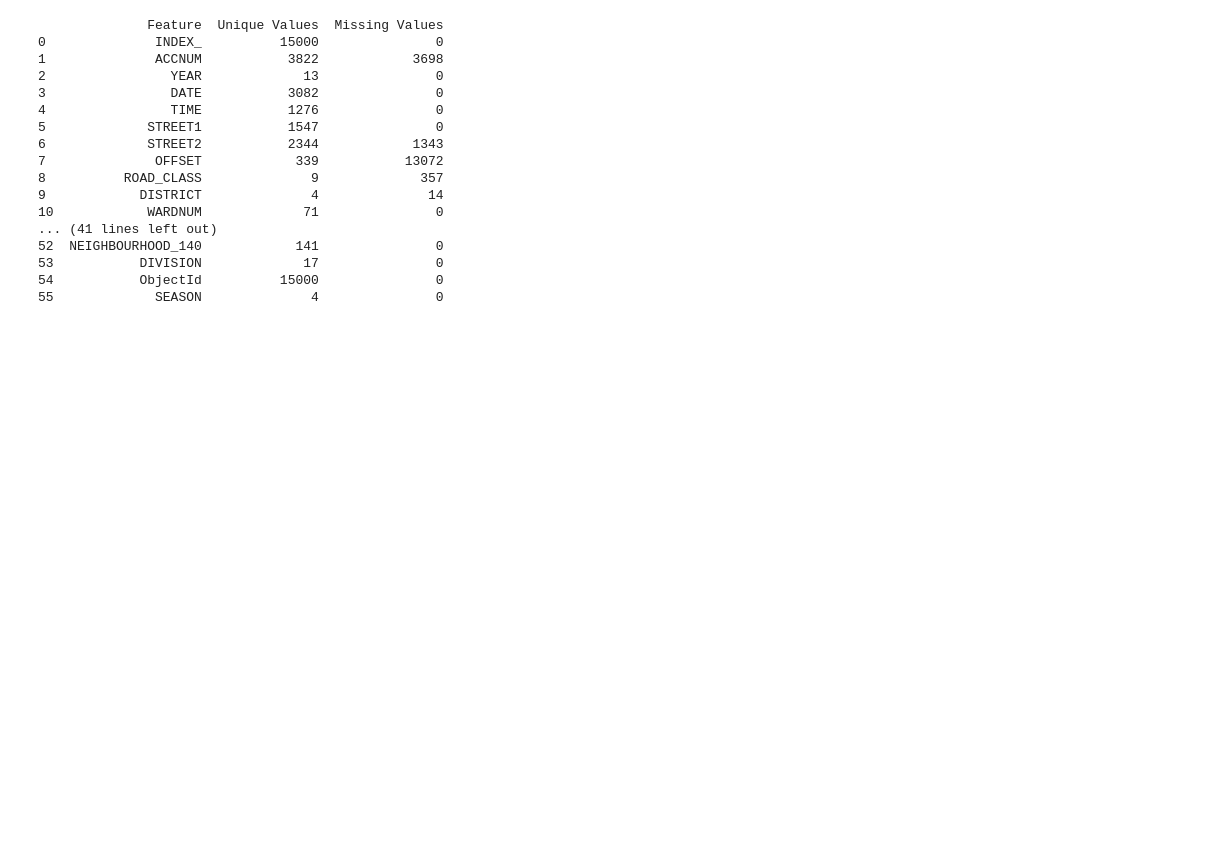
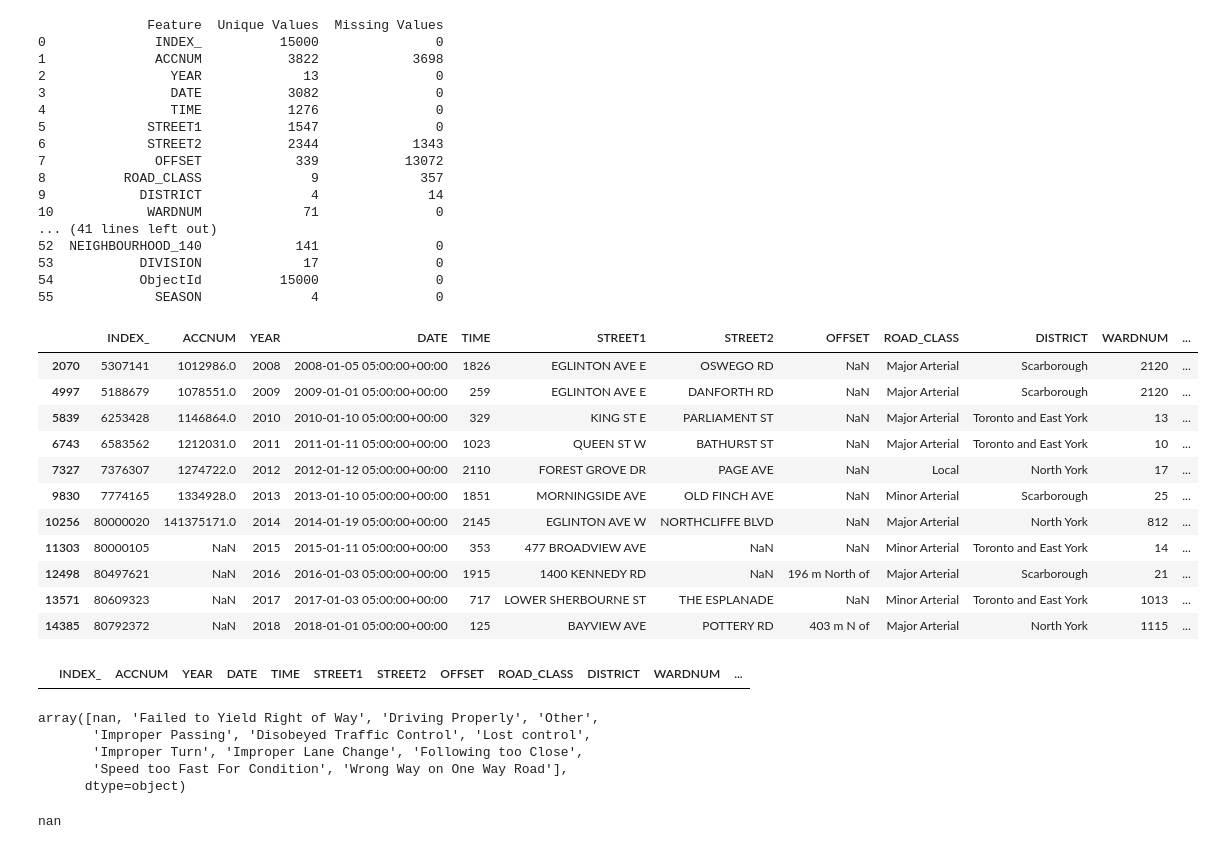
Before and after one commit to Raaj-4320/Kaggle-competition-, a Jupyter notebook: ASSIGNMENT_2.ipynb, the cells around one changed output. Drawn from its saved outputs; the diff is of its cells as text; code cells hidden in the pictures; blank space fills up the shorter version.

```diff
--- a/ASSIGNMENT_2.ipynb
+++ b/ASSIGNMENT_2.ipynb
@@ -573,3 +573,41 @@ print(combined_df)
 53           DIVISION             17               0
 54           ObjectId          15000               0
 55             SEASON              4               0
+# %%
+df[df['FATAL_NO'] == df['FATAL_NO'].notnull()]
+# %% [output]
+|  | INDEX_ | ACCNUM | YEAR | DATE | TIME | STREET1 | STREET2 | OFFSET | ROAD_CLASS | DISTRICT | WARDNUM | ... |
+| 2070 | 5307141 | 1012986.0 | 2008 | 2008-01-05 05:00:00+00:00 | 1826 | EGLINTON AVE E | OSWEGO RD | NaN | Major Arterial | Scarborough | 2120 | ... |
+| 4997 | 5188679 | 1078551.0 | 2009 | 2009-01-01 05:00:00+00:00 | 259 | EGLINTON AVE E | DANFORTH RD | NaN | Major Arterial | Scarborough | 2120 | ... |
+| 5839 | 6253428 | 1146864.0 | 2010 | 2010-01-10 05:00:00+00:00 | 329 | KING ST E | PARLIAMENT ST | NaN | Major Arterial | Toronto and East York | 13 | ... |
+| 6743 | 6583562 | 1212031.0 | 2011 | 2011-01-11 05:00:00+00:00 | 1023 | QUEEN ST W | BATHURST ST | NaN | Major Arterial | Toronto and East York | 10 | ... |
+| 7327 | 7376307 | 1274722.0 | 2012 | 2012-01-12 05:00:00+00:00 | 2110 | FOREST GROVE DR | PAGE AVE | NaN | Local | North York | 17 | ... |
+| 9830 | 7774165 | 1334928.0 | 2013 | 2013-01-10 05:00:00+00:00 | 1851 | MORNINGSIDE AVE | OLD FINCH AVE | NaN | Minor Arterial | Scarborough | 25 | ... |
+| 10256 | 80000020 | 141375171.0 | 2014 | 2014-01-19 05:00:00+00:00 | 2145 | EGLINTON AVE W | NORTHCLIFFE BLVD | NaN | Major Arterial | North York | 812 | ... |
+| 11303 | 80000105 | NaN | 2015 | 2015-01-11 05:00:00+00:00 | 353 | 477 BROADVIEW AVE | NaN | NaN | Minor Arterial | Toronto and East York | 14 | ... |
+| 12498 | 80497621 | NaN | 2016 | 2016-01-03 05:00:00+00:00 | 1915 | 1400 KENNEDY RD | NaN | 196 m North of | Major Arterial | Scarborough | 21 | ... |
+| 13571 | 80609323 | NaN | 2017 | 2017-01-03 05:00:00+00:00 | 717 | LOWER SHERBOURNE ST | THE ESPLANADE | NaN | Minor Arterial | Toronto and East York | 1013 | ... |
+| 14385 | 80792372 | NaN | 2018 | 2018-01-01 05:00:00+00:00 | 125 | BAYVIEW AVE | POTTERY RD | 403 m N of | Major Arterial | North York | 1115 | ... |
+# %%
+df[df["CYCACT"] == df['CYCACT'].unique]
+# %% [output]
+|  | INDEX_ | ACCNUM | YEAR | DATE | TIME | STREET1 | STREET2 | OFFSET | ROAD_CLASS | DISTRICT | WARDNUM | ... |
+# %%
+df['CYCACT'].unique()
+# %% [output]
+array([nan, 'Failed to Yield Right of Way', 'Driving Properly', 'Other',
+       'Improper Passing', 'Disobeyed Traffic Control', 'Lost control',
+       'Improper Turn', 'Improper Lane Change', 'Following too Close',
+       'Speed too Fast For Condition', 'Wrong Way on One Way Road'],
+      dtype=object)
+# %%
+# Get a specific value from the "MOTORCYCLE" column
+motorcycle_value = df.at[0, "MOTORCYCLE"]
+
+# Convert the value to a string
+str_motorcycle_value = str(motorcycle_value)
+
+# Display the resulting string
+print(str_motorcycle_value)
+# %% [output]
+nan
```
Also changed, not shown: parts of 24 cells of this notebook.
